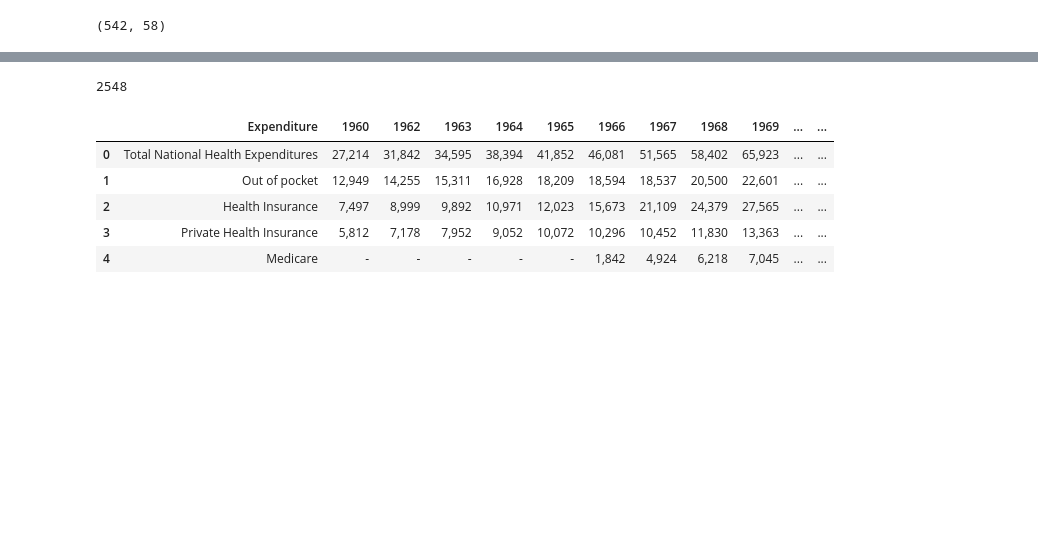
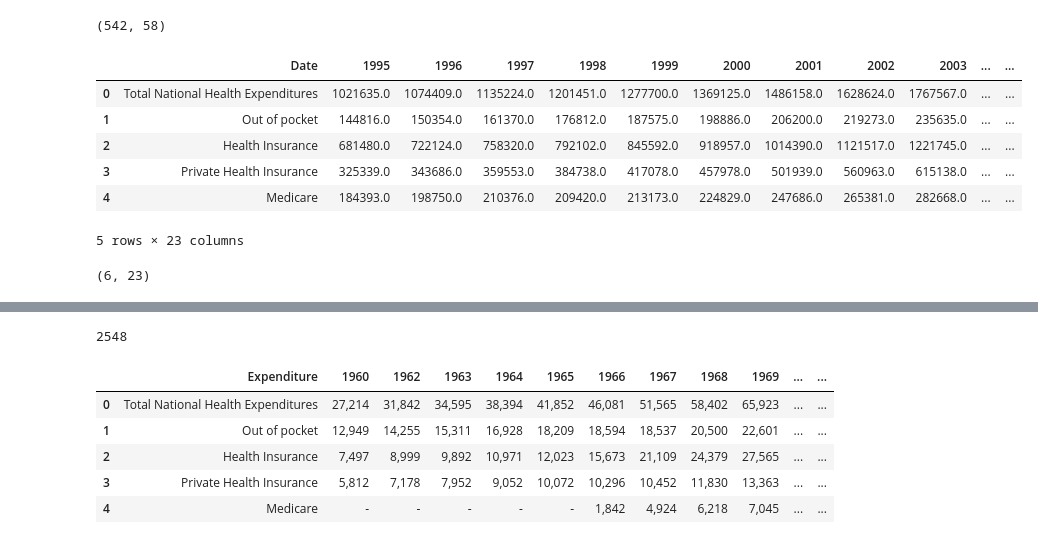
Before and after one commit to judesgit/GA-Data_Science, a Jupyter notebook: projects/final-project/Jude's Final Project -- Healthcare Expenditure.ipynb, the cells around one changed output, grey strips where cells are left out. Cells and saved outputs as stored; diff of their text form; code cells hidden in the pictures; blank space fills up the shorter version.

```diff
--- a/projects/final-project/Jude's Final Project -- Healthcare Expenditure.ipynb
+++ b/projects/final-project/Jude's Final Project -- Healthcare Expenditure.ipynb
@@ -58,0 +146,10 @@ df_copy = df.copy()
+# %%
+df.head()
+# %% [output]
+|  | Date | 1995 | 1996 | 1997 | 1998 | 1999 | 2000 | 2001 | 2002 | 2003 | ... | ... |
+| 0 | Total National Health Expenditures | 1021635.0 | 1074409.0 | 1135224.0 | 1201451.0 | 1277700.0 | 1369125.0 | 1486158.0 | 1628624.0 | 1767567.0 | ... | ... |
+| 1 | Out of pocket | 144816.0 | 150354.0 | 161370.0 | 176812.0 | 187575.0 | 198886.0 | 206200.0 | 219273.0 | 235635.0 | ... | ... |
+| 2 | Health Insurance | 681480.0 | 722124.0 | 758320.0 | 792102.0 | 845592.0 | 918957.0 | 1014390.0 | 1121517.0 | 1221745.0 | ... | ... |
+| 3 | Private Health Insurance | 325339.0 | 343686.0 | 359553.0 | 384738.0 | 417078.0 | 457978.0 | 501939.0 | 560963.0 | 615138.0 | ... | ... |
+| 4 | Medicare | 184393.0 | 198750.0 | 210376.0 | 209420.0 | 213173.0 | 224829.0 | 247686.0 | 265381.0 | 282668.0 | ... | ... |
+5 rows × 23 columns
@@ -58,0 +158,4 @@ df_copy = df.copy()
+# %%
+new_df.shape
+# %% [output]
+(6, 23)
```
Also changed, not shown: parts of 13 cells of this notebook, 39 other files.
